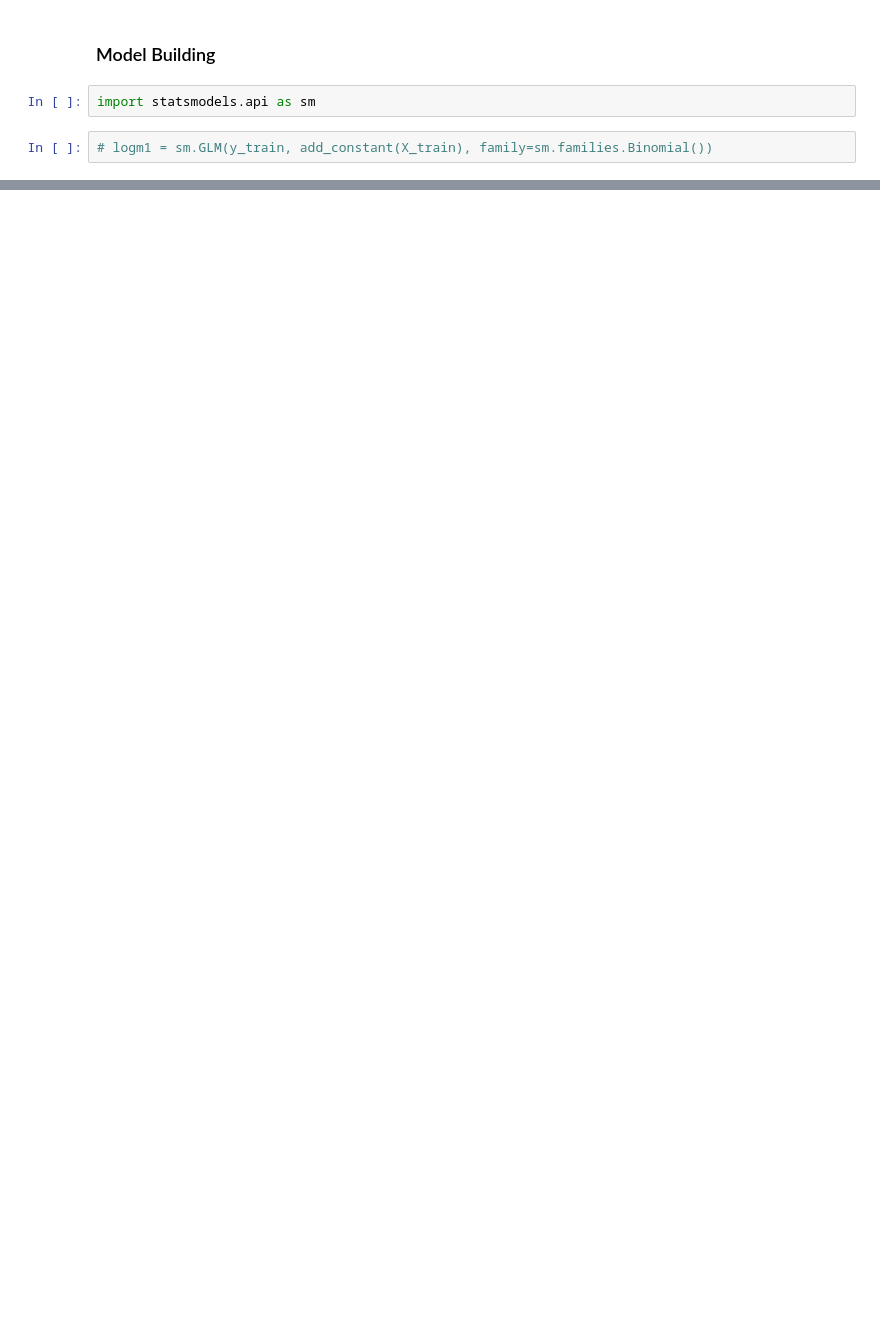
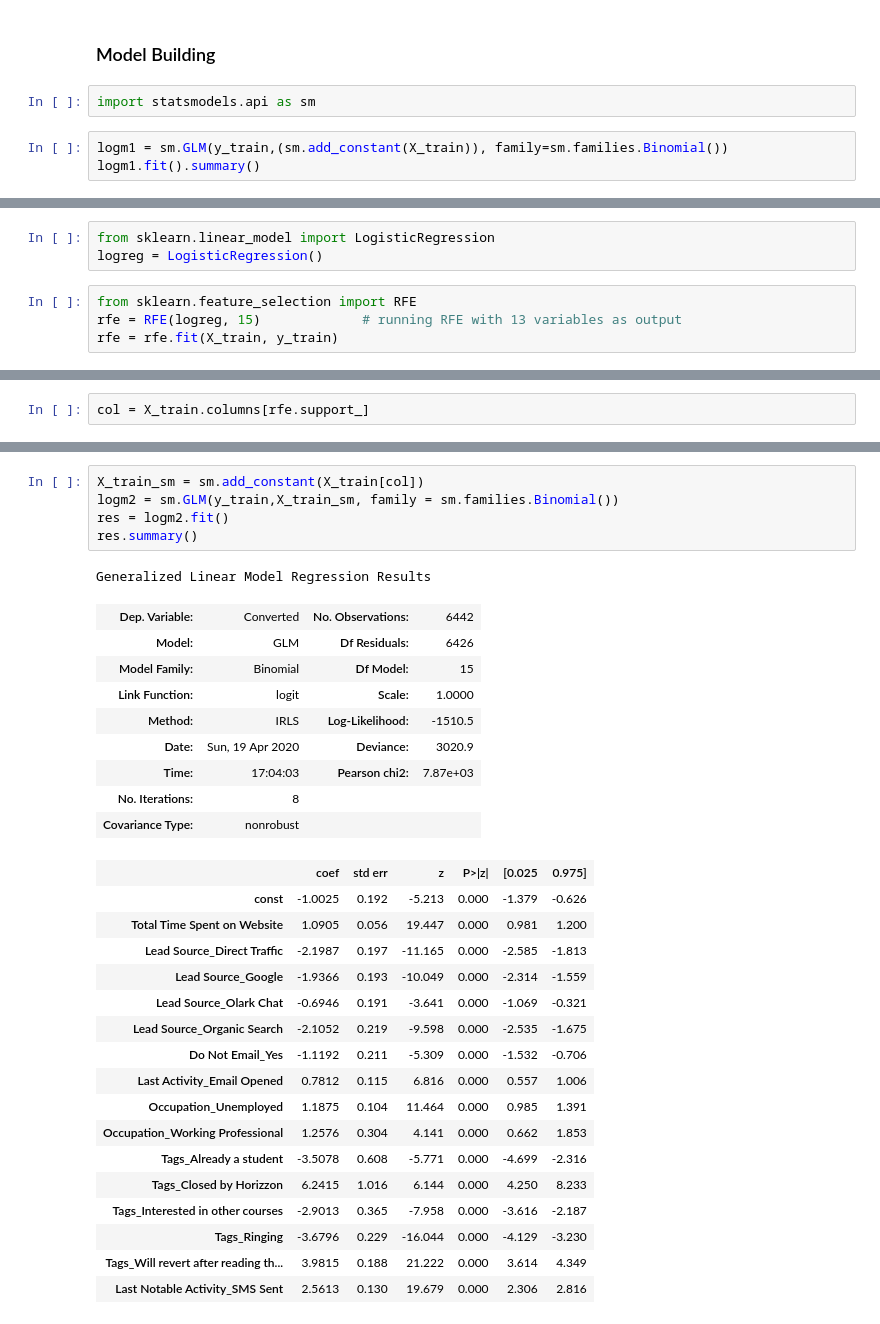
Before and after one commit to singh-manvinder/lead_scoring, a Jupyter notebook: solution.ipynb, the cells around one changed output, grey strips where cells are left out. Cells and saved outputs as stored; diff of their text form; blank space fills up the shorter version.

Commit message:
EDA changes and Model building

```diff
--- a/solution.ipynb
+++ b/solution.ipynb
@@ -398,4 +450,5 @@ plt.show()
 # %%
 import statsmodels.api as sm
 # %%
-# logm1 = sm.GLM(y_train, add_constant(X_train), family=sm.families.Binomial())
+logm1 = sm.GLM(y_train,(sm.add_constant(X_train)), family=sm.families.Binomial())
+logm1.fit().summary()
@@ -401,0 +484,7 @@ import statsmodels.api as sm
+# %%
+from sklearn.linear_model import LogisticRegression
+logreg = LogisticRegression()
+# %%
+from sklearn.feature_selection import RFE
+rfe = RFE(logreg, 15)             # running RFE with 13 variables as output
+rfe = rfe.fit(X_train, y_train)
@@ -401,0 +520,2 @@ import statsmodels.api as sm
+# %%
+col = X_train.columns[rfe.support_]
@@ -401,0 +544,33 @@ import statsmodels.api as sm
+# %%
+X_train_sm = sm.add_constant(X_train[col])
+logm2 = sm.GLM(y_train,X_train_sm, family = sm.families.Binomial())
+res = logm2.fit()
+res.summary()
+# %% [output]
+Generalized Linear Model Regression Results
+| Dep. Variable: | Converted | No. Observations: | 6442 |
+| Model: | GLM | Df Residuals: | 6426 |
+| Model Family: | Binomial | Df Model: | 15 |
+| Link Function: | logit | Scale: | 1.0000 |
+| Method: | IRLS | Log-Likelihood: | -1510.5 |
+| Date: | Sun, 19 Apr 2020 | Deviance: | 3020.9 |
+| Time: | 17:04:03 | Pearson chi2: | 7.87e+03 |
+| No. Iterations: | 8 |  |  |
+| Covariance Type: | nonrobust |  |  |
+|  | coef | std err | z | P>|z| | [0.025 | 0.975] |
+| const | -1.0025 | 0.192 | -5.213 | 0.000 | -1.379 | -0.626 |
+| Total Time Spent on Website | 1.0905 | 0.056 | 19.447 | 0.000 | 0.981 | 1.200 |
+| Lead Source_Direct Traffic | -2.1987 | 0.197 | -11.165 | 0.000 | -2.585 | -1.813 |
+| Lead Source_Google | -1.9366 | 0.193 | -10.049 | 0.000 | -2.314 | -1.559 |
+| Lead Source_Olark Chat | -0.6946 | 0.191 | -3.641 | 0.000 | -1.069 | -0.321 |
+| Lead Source_Organic Search | -2.1052 | 0.219 | -9.598 | 0.000 | -2.535 | -1.675 |
+| Do Not Email_Yes | -1.1192 | 0.211 | -5.309 | 0.000 | -1.532 | -0.706 |
+| Last Activity_Email Opened | 0.7812 | 0.115 | 6.816 | 0.000 | 0.557 | 1.006 |
+| Occupation_Unemployed | 1.1875 | 0.104 | 11.464 | 0.000 | 0.985 | 1.391 |
+| Occupation_Working Professional | 1.2576 | 0.304 | 4.141 | 0.000 | 0.662 | 1.853 |
+| Tags_Already a student | -3.5078 | 0.608 | -5.771 | 0.000 | -4.699 | -2.316 |
+| Tags_Closed by Horizzon | 6.2415 | 1.016 | 6.144 | 0.000 | 4.250 | 8.233 |
+| Tags_Interested in other courses | -2.9013 | 0.365 | -7.958 | 0.000 | -3.616 | -2.187 |
+| Tags_Ringing | -3.6796 | 0.229 | -16.044 | 0.000 | -4.129 | -3.230 |
+| Tags_Will revert after reading th... | 3.9815 | 0.188 | 21.222 | 0.000 | 3.614 | 4.349 |
+| Last Notable Activity_SMS Sent | 2.5613 | 0.130 | 19.679 | 0.000 | 2.306 | 2.816 |
```
Also changed, not shown: parts of 25 cells of this notebook.
